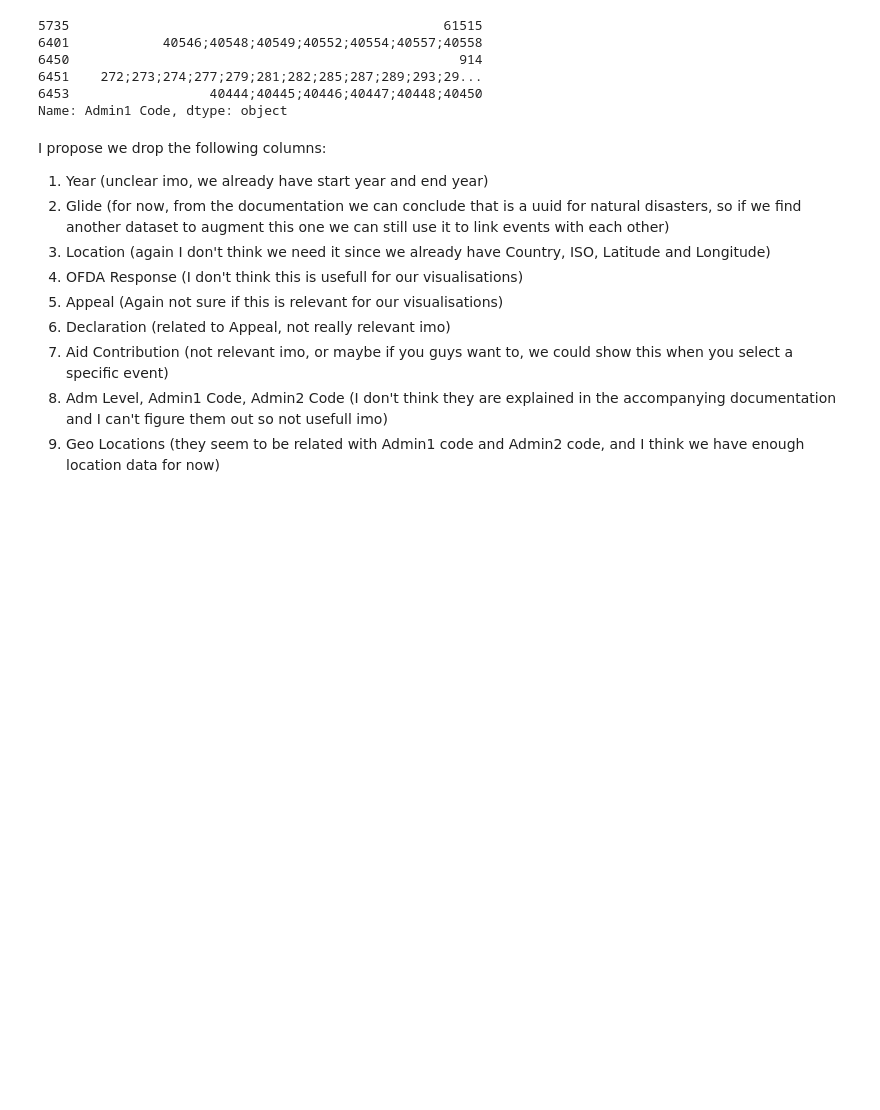
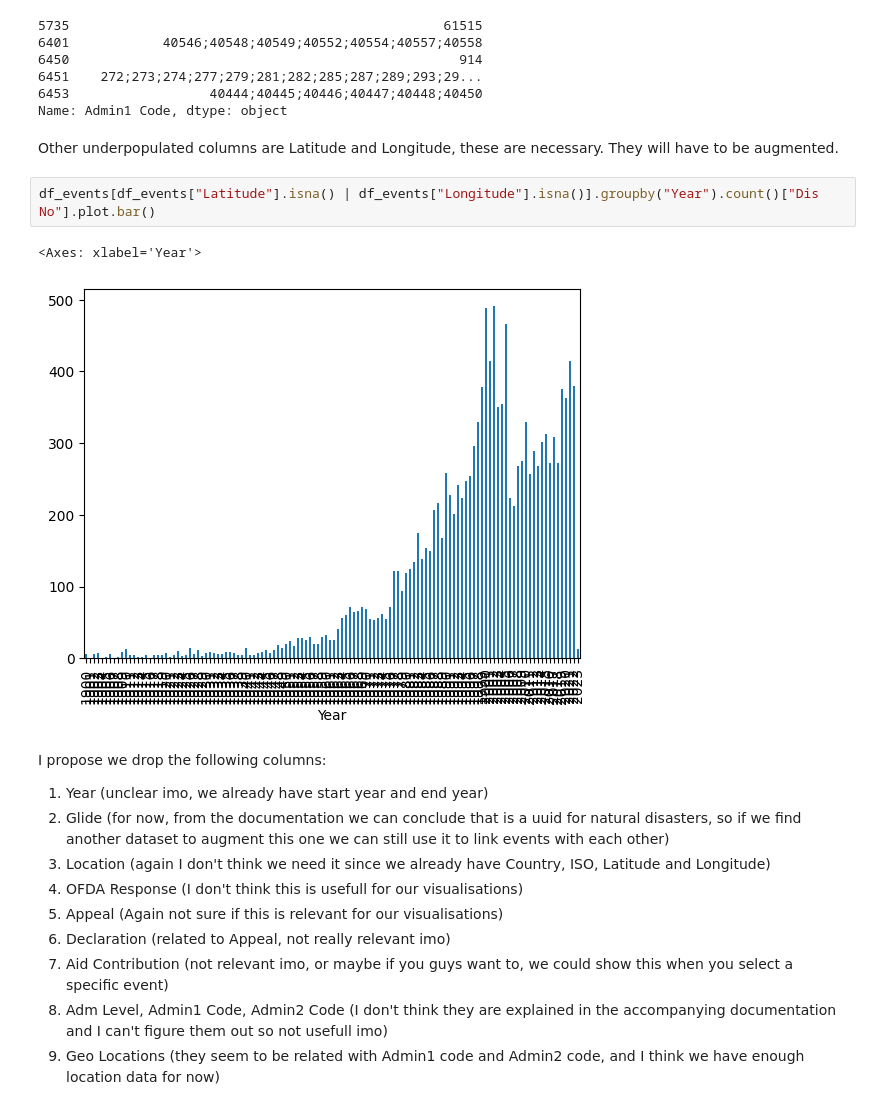
Before and after one commit to RafaelBackx/InformationVisualisation2023, a Jupyter notebook: dataset_analysis.ipynb, the cells around one changed output. Saved outputs shown, nothing was run; the diff lists cells and outputs as text; blank space fills up the shorter version.

Commit message:
Included graph about missing lat/long

```diff
--- a/dataset_analysis.ipynb
+++ b/dataset_analysis.ipynb
@@ -67,6 +67,13 @@ df_events[~df_events['Admin1 Code'].isna()]['Admin1 Code'].head()
 6451    272;273;274;277;279;281;282;285;287;289;293;29...
 6453                  40444;40445;40446;40447;40448;40450
 Name: Admin1 Code, dtype: object
+# %% [markdown]
+Other underpopulated columns are Latitude and Longitude, these are necessary. They will have to be augmented.
+# %%
+df_events[df_events["Latitude"].isna() | df_events["Longitude"].isna()].groupby("Year").count()["Dis No"].plot.bar()
+# %% [output]
+<Axes: xlabel='Year'>
+[figure, added]
 # %% [markdown]
 I propose we drop the following columns:
 
```
Also changed, not shown: parts of 1 cell of this notebook.
